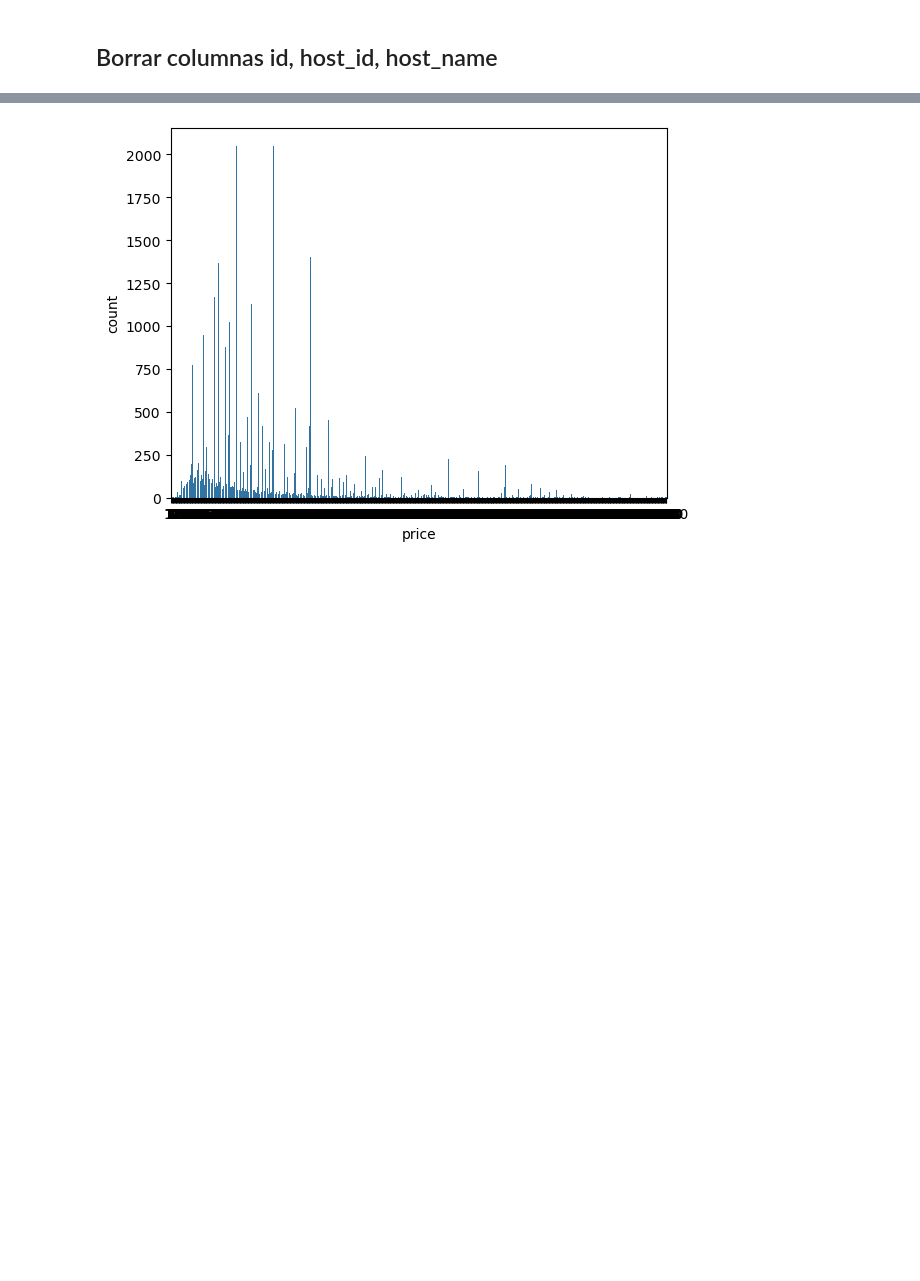
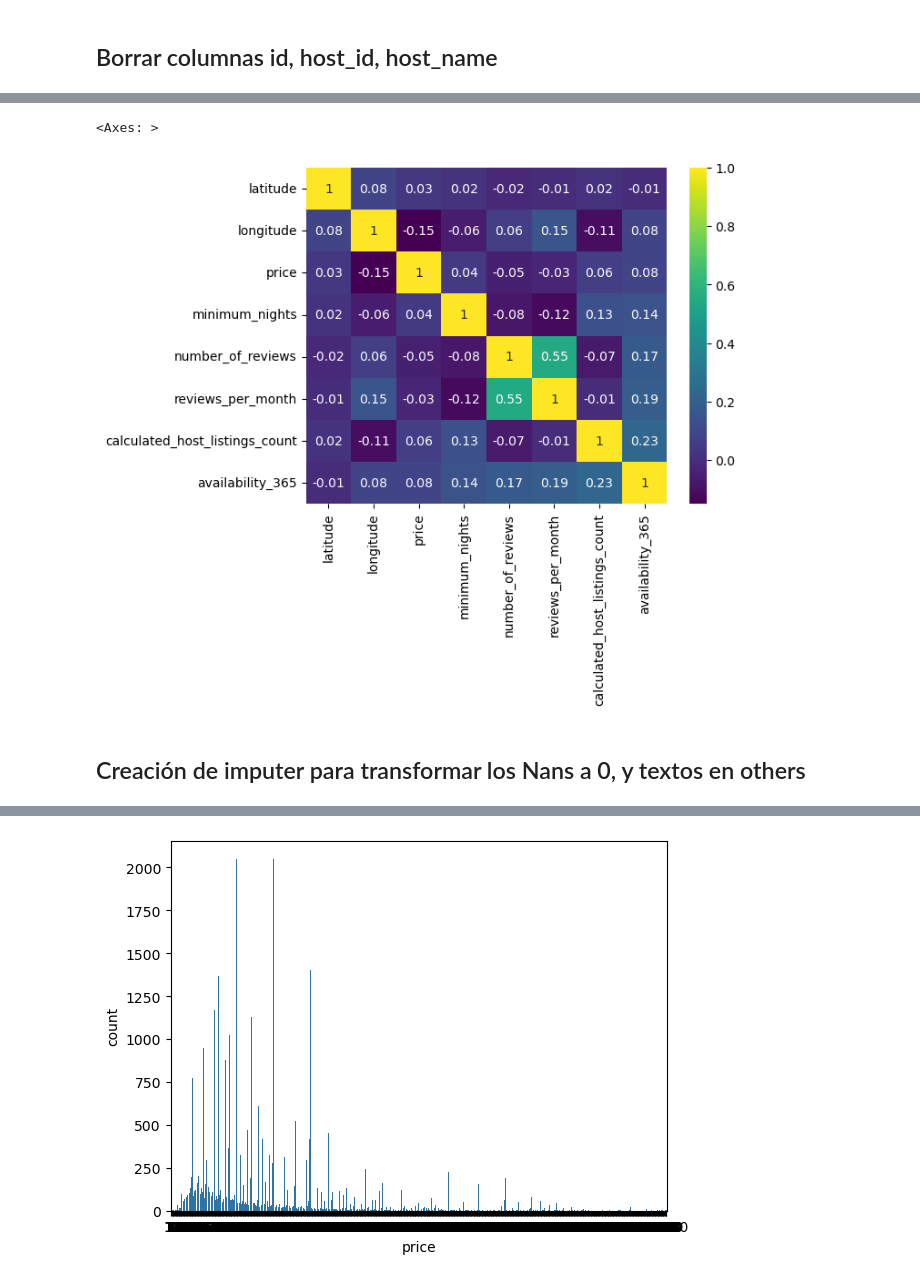
Before and after one commit to Fenix-v/-MODULO5.0, a Jupyter notebook: ejercicio.luis_fernandez_linde.ipynb, the cells around one changed output, grey strips where cells are left out. Saved outputs shown, nothing was run; the diff lists cells and outputs as text; code cells hidden in the pictures; blank space fills up the shorter version.

```diff
--- a/ejercicio.luis_fernandez_linde.ipynb
+++ b/ejercicio.luis_fernandez_linde.ipynb
@@ -93,0 +76,7 @@ df_imputed.head()
+# %%
+sns.heatmap(df.corr(numeric_only=True).round(2), annot=True, cmap='viridis')
+# %% [output]
+<Axes: >
+[figure, added]
+# %% [markdown]
+## Creación de imputer para transformar los Nans a 0, y textos en others
```
Also changed, not shown: parts of 48 cells of this notebook.
